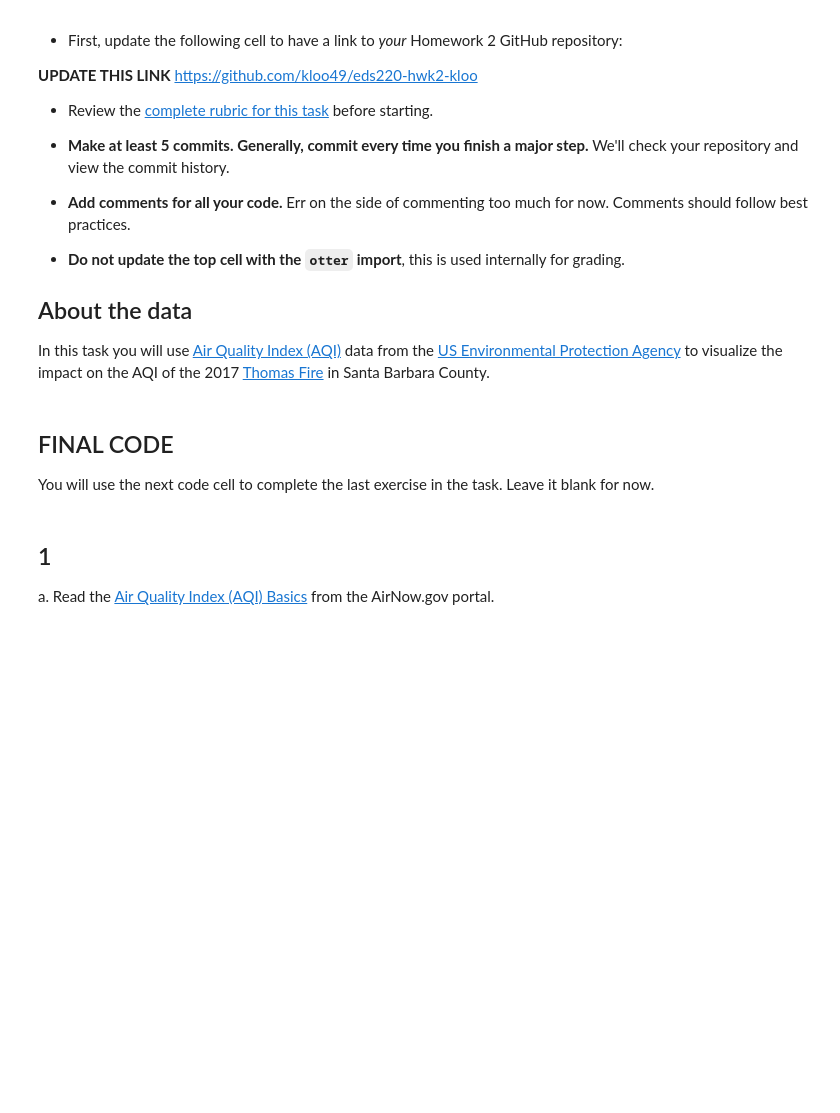
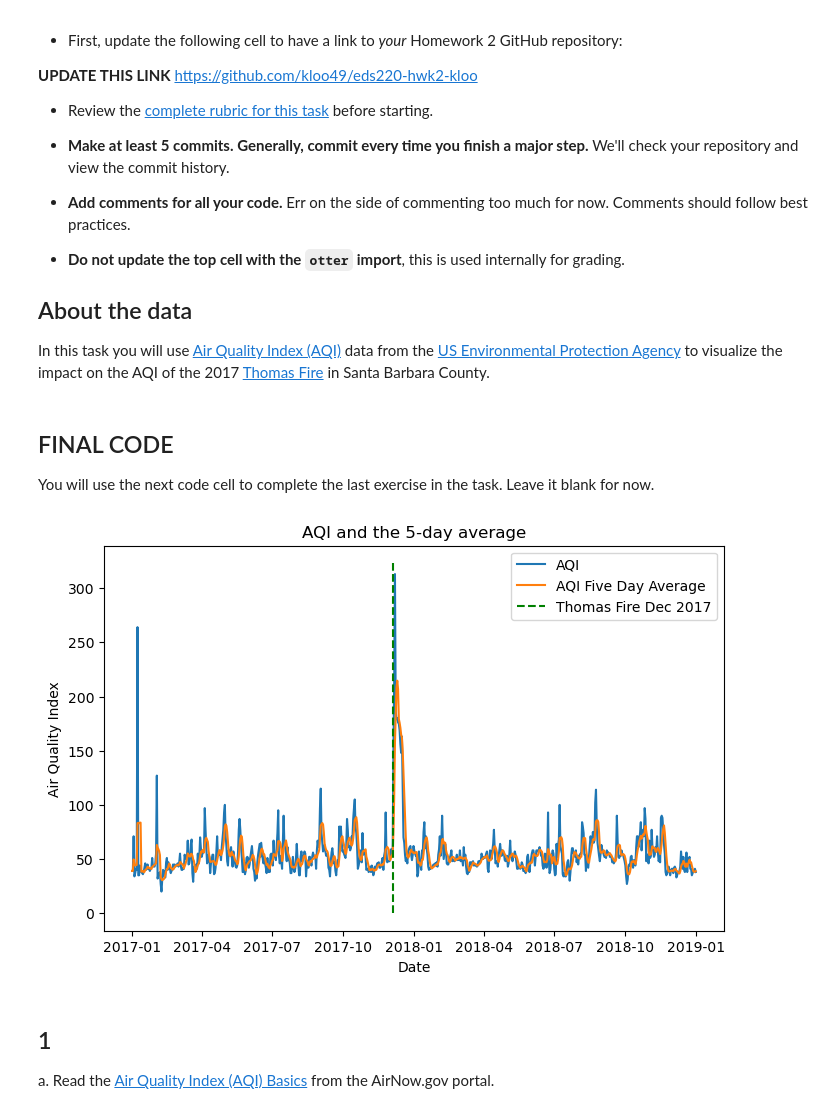
Before and after one commit to kloo49/eds220-hwk2-kloo, a Jupyter notebook: task3/hwk2-task3-aqi.ipynb, the cells around one changed output. Cells and saved outputs as stored; diff of their text form; code cells hidden in the pictures; blank space fills up the shorter version.

```diff
--- a/task3/hwk2-task3-aqi.ipynb
+++ b/task3/hwk2-task3-aqi.ipynb
@@ -31,6 +31,56 @@ In this task you will use [Air Quality Index (AQI)](https://www.airnow.gov/aqi/a
 ## FINAL CODE
 
 You will use the next code cell to complete the last exercise in the task. Leave it blank for now.
+# %%
+# FINAL CODE
+import matplotlib.pyplot as plt
+from datetime import date
+import pandas as pd
+
+# Read in data
+aqi_17 = pd.read_csv('data/daily_aqi_by_county_2017.zip', compression = 'zip')
+aqi_18 = pd.read_csv('data/daily_aqi_by_county_2018.zip', compression = 'zip')
+
+# combine the two datasets
+aqi = pd.concat([aqi_17, aqi_18])
+
+# Simplify column names
+aqi.columns = (aqi.columns.str.lower().str.replace(' ','_'))
+
+# Filter aqi for Santa Barbara only
+# Then remove state_name, county_name, state_code, county_code
+aqi_sb = (aqi[aqi['county_name']=='Santa Barbara']
+    .drop(columns=['state_name', 'county_name', 'state_code', 'county_code']))
+
+# change date datatype to datetime64
+aqi_sb['date'] = aqi_sb['date'].astype('datetime64[ns]')
+
+# update the index of aqi_sb to date
+aqi_sb = aqi_sb.set_index('date')
+
+# Calculate AQI rolling average over 5 days
+rolling_average = aqi_sb['aqi'].rolling('5D').mean()
+
+# create new column called five_day_average
+aqi_sb['five_day_average'] = rolling_average
+
+# create a figure
+plt.figure(figsize=(8,5))
+
+# plot AQI
+plt.plot(aqi_sb.index,aqi_sb['aqi'],label='AQI')
+# plot the 5 day average
+plt.plot(aqi_sb.index,aqi_sb['five_day_average'],label='AQI Five Day Average')
+# draw line for the Thomas Fire
+plt.vlines(x = date(2017,12,4), ymin=0, ymax=max(aqi_sb['aqi'])+10, colors='green',linestyle='--', label = 'Thomas Fire Dec 2017')
+# graph aesthetics
+plt.title('AQI and the 5-day average')
+plt.xlabel('Date')
+plt.ylabel('Air Quality Index')
+plt.legend()
+plt.show()
+# %% [output]
+[figure, added]
 # %% [markdown]
 ## 1
 
```
Also changed, not shown: parts of 16 cells of this notebook.
